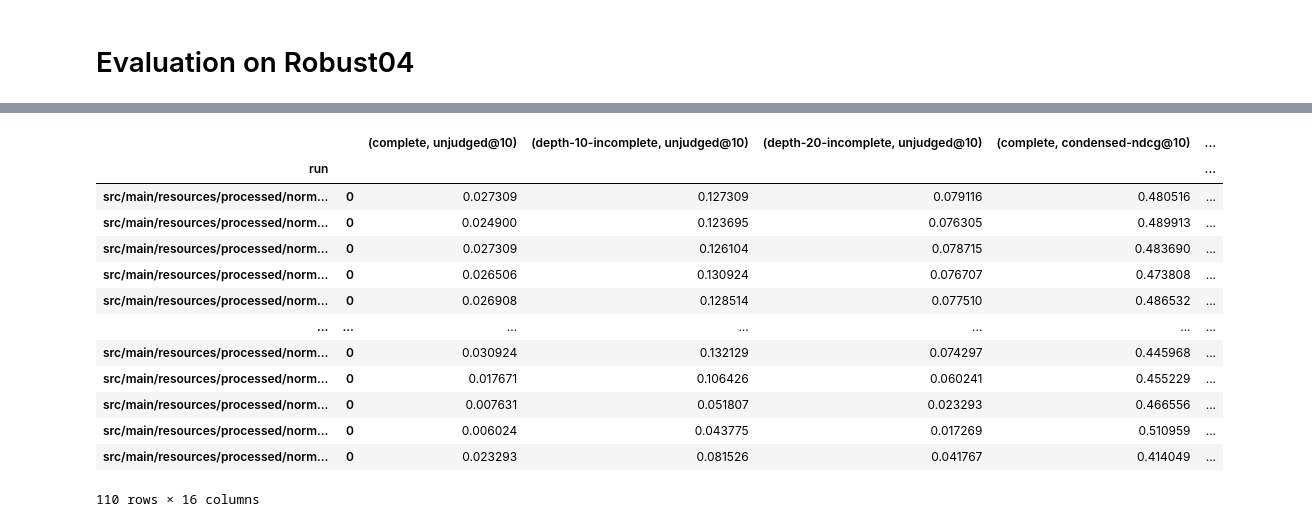
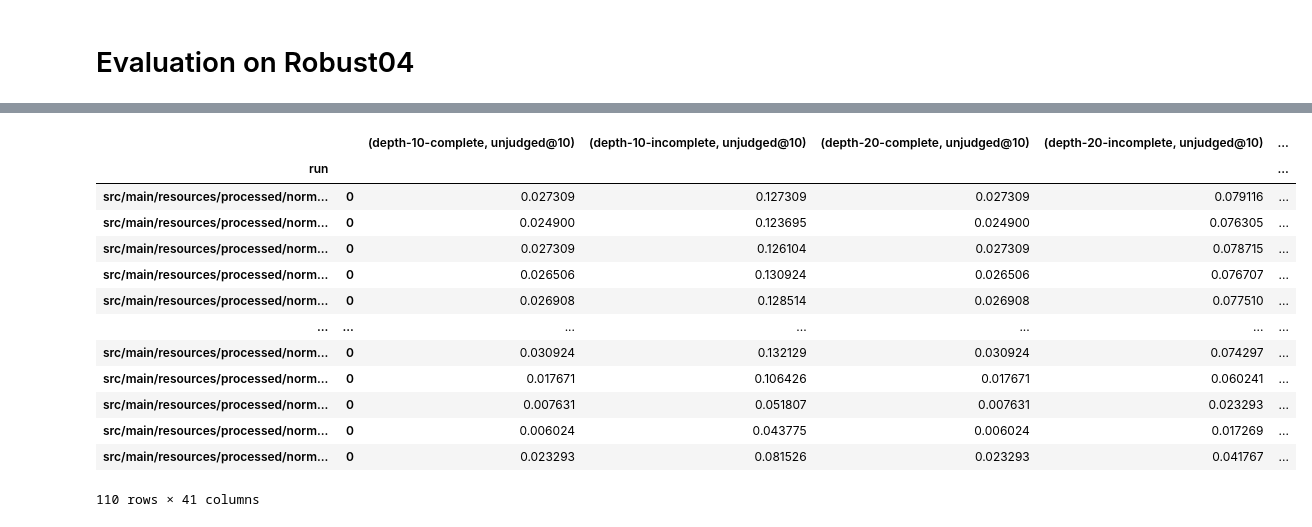
Before and after one commit to webis-de/ECIR-23, a Jupyter notebook: src/main/ipynb/evaluate-robust04.ipynb, the cells around one changed output, grey strips where cells are left out. Saved outputs shown, nothing was run; the diff lists cells and outputs as text; code cells hidden in the pictures.

```diff
--- a/src/main/ipynb/evaluate-robust04.ipynb
+++ b/src/main/ipynb/evaluate-robust04.ipynb
@@ -76,8 +75,10 @@ df
 def rename_pooling(pool):
     if pool.startswith('depth-10-pool-incomplete-for-'):
         return 'depth-10-incomplete'
-    if pool == 'complete-pool':
-        return 'complete'
+    if pool == 'complete-pool-depth-10':
+        return 'depth-10-complete'
+    if pool == 'complete-pool-depth-20':
+        return 'depth-20-complete'
     if pool.startswith('depth-20-pool-incomplete-for-'):
         return 'depth-20-incomplete'
 
@@ -94,6 +95,16 @@ def rename_measure(m):
         return 'residual-ndcg@10-max'
     if m == 'ndcg@10-NDCG@10':
         return 'ndcg@10'
+    if m == 'unjudged@20-UNJ@20':
+        return 'unjudged@20'
+    if m == 'condensed-ndcg@20-NDCG@20':
+        return 'condensed-ndcg@20'
+    if m == 'residual-ndcg@20-MIN-NDCG@20':
+        return 'residual-ndcg@20-min'
+    if m == 'residual-ndcg@20-MAX-NDCG@20':
+        return 'residual-ndcg@20-max'
+    if m == 'ndcg@20-NDCG@20':
+        return 'ndcg@20'
 
 def process_row(df_row):
     df_row = df_row.to_dict()
@@ -102,46 +113,46 @@ def process_row(df_row):
     ret = {}
     for k, v in df_row.items():
         if (type(v) is not float and type(v) is not int) or isnan(v):
             continue
         k = rename_measure(k)
         if k is None:
             continue
 
         k = (pool, k)
         assert k not in ret
         ret[k] = v
 
     return ret
 
 
 def process_df(df):
     ret = {}
     run = df.iloc[0]['run']
     for _, i in df.iterrows():
         assert i['run'] == run
         for k, v in process_row(i).items():
             assert k not in ret
             ret[k] = v
 
     ret['run'] = run
     return pd.DataFrame([ret])
 
 aggregated_df = df.groupby('run').apply(process_df)
 aggregated_df
 # %% [output]
-|  |  | (complete, unjudged@10) | (depth-10-incomplete, unjudged@10) | (depth-20-incomplete, unjudged@10) | (complete, condensed-ndcg@10) | ... |
+|  |  | (depth-10-complete, unjudged@10) | (depth-10-incomplete, unjudged@10) | (depth-20-complete, unjudged@10) | (depth-20-incomplete, unjudged@10) | ... |
 | run |  |  |  |  |  | ... |
-| src/main/resources/processed/norm... | 0 | 0.027309 | 0.127309 | 0.079116 | 0.480516 | ... |
-| src/main/resources/processed/norm... | 0 | 0.024900 | 0.123695 | 0.076305 | 0.489913 | ... |
-| src/main/resources/processed/norm... | 0 | 0.027309 | 0.126104 | 0.078715 | 0.483690 | ... |
-| src/main/resources/processed/norm... | 0 | 0.026506 | 0.130924 | 0.076707 | 0.473808 | ... |
-| src/main/resources/processed/norm... | 0 | 0.026908 | 0.128514 | 0.077510 | 0.486532 | ... |
+| src/main/resources/processed/norm... | 0 | 0.027309 | 0.127309 | 0.027309 | 0.079116 | ... |
+| src/main/resources/processed/norm... | 0 | 0.024900 | 0.123695 | 0.024900 | 0.076305 | ... |
+| src/main/resources/processed/norm... | 0 | 0.027309 | 0.126104 | 0.027309 | 0.078715 | ... |
+| src/main/resources/processed/norm... | 0 | 0.026506 | 0.130924 | 0.026506 | 0.076707 | ... |
+| src/main/resources/processed/norm... | 0 | 0.026908 | 0.128514 | 0.026908 | 0.077510 | ... |
 | ... | ... | ... | ... | ... | ... | ... |
-| src/main/resources/processed/norm... | 0 | 0.030924 | 0.132129 | 0.074297 | 0.445968 | ... |
-| src/main/resources/processed/norm... | 0 | 0.017671 | 0.106426 | 0.060241 | 0.455229 | ... |
-| src/main/resources/processed/norm... | 0 | 0.007631 | 0.051807 | 0.023293 | 0.466556 | ... |
-| src/main/resources/processed/norm... | 0 | 0.006024 | 0.043775 | 0.017269 | 0.510959 | ... |
-| src/main/resources/processed/norm... | 0 | 0.023293 | 0.081526 | 0.041767 | 0.414049 | ... |
+| src/main/resources/processed/norm... | 0 | 0.030924 | 0.132129 | 0.030924 | 0.074297 | ... |
+| src/main/resources/processed/norm... | 0 | 0.017671 | 0.106426 | 0.017671 | 0.060241 | ... |
+| src/main/resources/processed/norm... | 0 | 0.007631 | 0.051807 | 0.007631 | 0.023293 | ... |
+| src/main/resources/processed/norm... | 0 | 0.006024 | 0.043775 | 0.006024 | 0.017269 | ... |
+| src/main/resources/processed/norm... | 0 | 0.023293 | 0.081526 | 0.023293 | 0.041767 | ... |
-110 rows × 16 columns
+110 rows × 41 columns
 # %%
 def report_for_row(df_row, depth):
```
Also changed, not shown: parts of 8 cells of this notebook, 1 other file.
